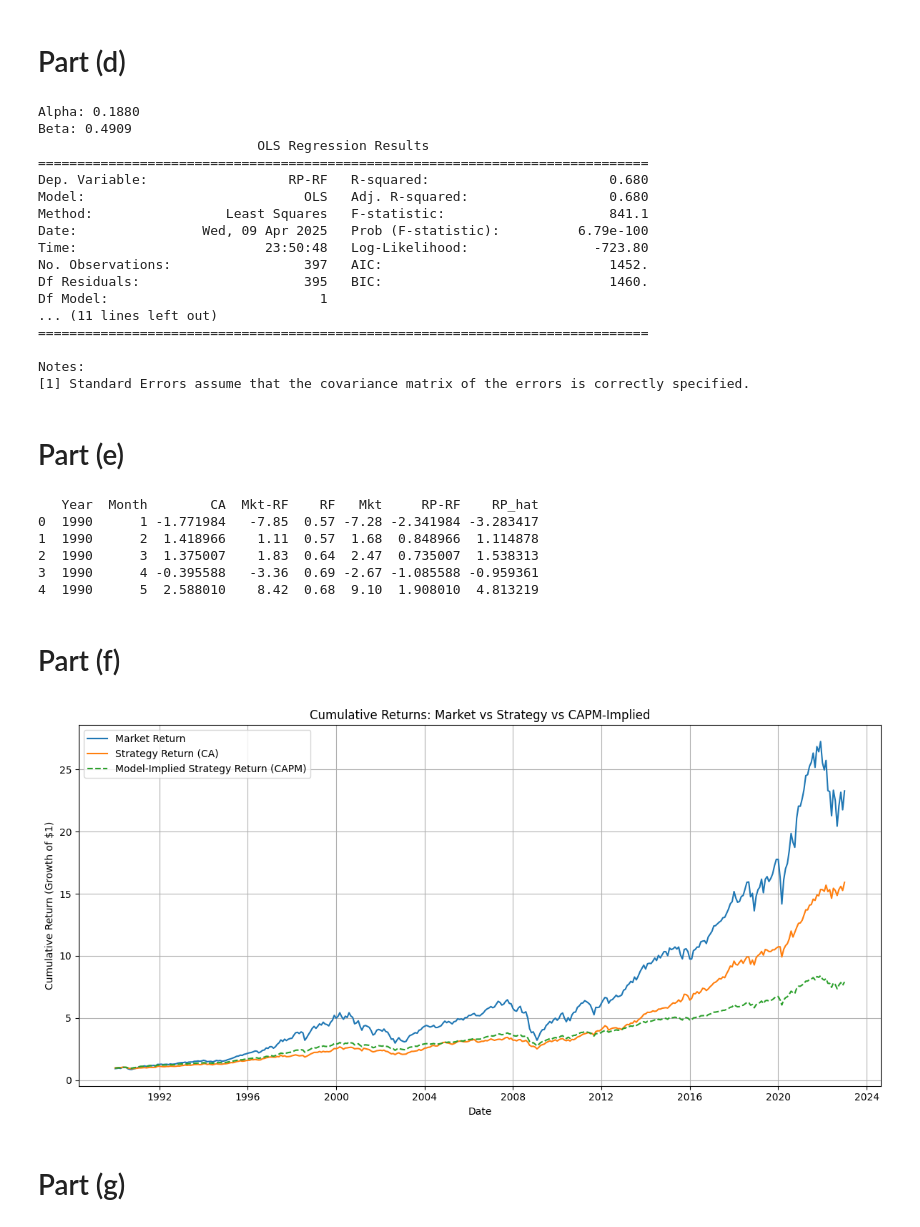
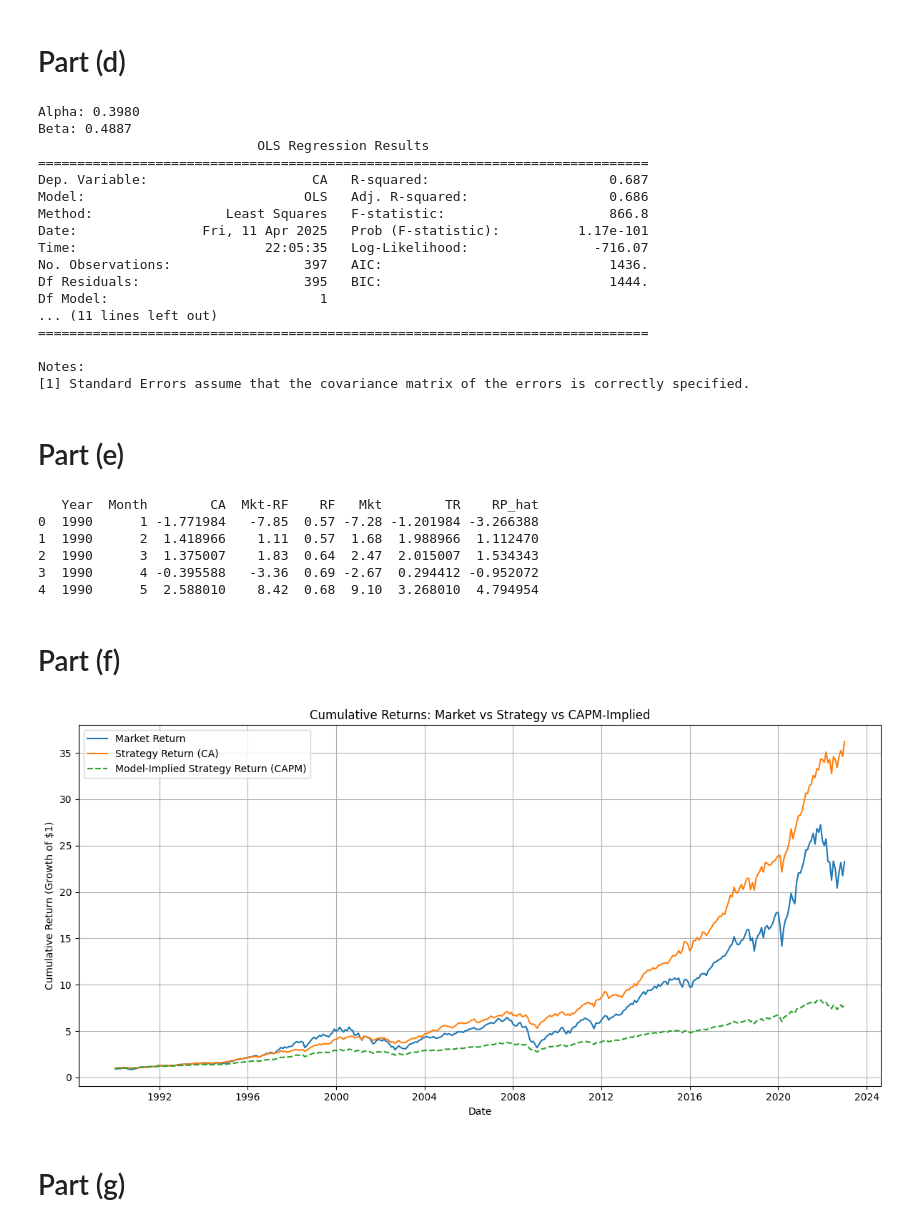
Before and after one commit to tiaeabraham/pbj-bem114, a Jupyter notebook: problem1.ipynb, the cells around one changed output. Drawn from its saved outputs; the diff is of its cells as text; code cells hidden in the pictures.

```diff
--- a/problem1.ipynb
+++ b/problem1.ipynb
@@ -93,30 +120,19 @@ CA Sharpe Ratio: 0.2791
 # %% [markdown]
 # Part (c)
 # %%
-def estimate_capm(portfolio_df, factor_df, portfolio_col):
+def estimate_capm(y):
     """
     Estimates CAPM alpha and beta for a given portfolio.
 
     Parameters:
-        portfolio_df (DataFrame): DataFrame with 'Year', 'Month', and portfolio
-                                  return columns.
-        factor_df (DataFrame): DataFrame with 'Year', 'Month', 'Mkt-RF', and
-                               'RF'.
-        portfolio_col (str): Column name for the portfolio return.
+        y : [pd.Series] The excess returns of the asset or strategy (i.e.,
+                        asset return minus risk-free rate).
 
     Returns:
-        dict: Contains alpha, beta, regression summary, and final capm df.
+        dict: Contains alpha, beta, and regression summary.
     """
-    # Merge portfolio returns with factor data on Year and Month
-    capm_df = pd.merge(portfolio_df, factor_df, on=['Year', 'Month'],
-                      how='inner')
-
-    # Compute excess return of portfolio
-    capm_df['RP-RF'] = capm_df[portfolio_col] - capm_df['RF']
-
     # Set up regression: Excess_Portfolio ~ Market Excess Return (Mkt-RF)
-    X = capm_df['Mkt-RF']
-    y = capm_df['RP-RF']
+    X = merged['Mkt-RF']
 
     X = sm.add_constant(X)  # Add intercept for alpha
     model = sm.OLS(y, X).fit()
@@ -128,27 +144,26 @@ def estimate_capm(portfolio_df, factor_df, portfolio_col):
         'alpha': alpha,
         'beta': beta,
         'summary': model.summary(),
-        'capm_df': capm_df
     }
 # %% [markdown]
 # Part (d)
 # %%
-results = estimate_capm(ss, ff, 'CA')
+results = estimate_capm(merged['CA'])
 print(f"Alpha: {results['alpha']:.4f}")
 print(f"Beta: {results['beta']:.4f}")
 print(results['summary'])
 # %% [output]
-Alpha: 0.1880
-Beta: 0.4909
+Alpha: 0.3980
+Beta: 0.4887
                             OLS Regression Results
 ==============================================================================
-Dep. Variable:                  RP-RF   R-squared:                       0.680
-Model:                            OLS   Adj. R-squared:                  0.680
-Method:                 Least Squares   F-statistic:                     841.1
-Date:                Wed, 09 Apr 2025   Prob (F-statistic):          6.79e-100
-Time:                        23:50:48   Log-Likelihood:                -723.80
-No. Observations:                 397   AIC:                             1452.
-Df Residuals:                     395   BIC:                             1460.
+Dep. Variable:                     CA   R-squared:                       0.687
+Model:                            OLS   Adj. R-squared:                  0.686
+Method:                 Least Squares   F-statistic:                     866.8
+Date:                Fri, 11 Apr 2025   Prob (F-statistic):          1.17e-101
+Time:                        22:05:35   Log-Likelihood:                -716.07
+No. Observations:                 397   AIC:                             1436.
+Df Residuals:                     395   BIC:                             1444.
 Df Model:                           1
 ... (11 lines left out)
 ==============================================================================
@@ -159,48 +174,47 @@ Notes:
 # Part (e)
 # %%
 # Calculate CAPM-implied return for each time period
-capm_df = results['capm_df']
-capm_df['RP_hat'] = capm_df['RF'] + results['beta'] * capm_df['Mkt-RF']
-print(capm_df.head())
+merged['RP_hat'] = merged['RF'] + results['beta'] * merged['Mkt-RF']
+print(merged.head())
 # %% [output]
-   Year  Month        CA  Mkt-RF    RF   Mkt     RP-RF    RP_hat
-0  1990      1 -1.771984   -7.85  0.57 -7.28 -2.341984 -3.283417
-1  1990      2  1.418966    1.11  0.57  1.68  0.848966  1.114878
-2  1990      3  1.375007    1.83  0.64  2.47  0.735007  1.538313
-3  1990      4 -0.395588   -3.36  0.69 -2.67 -1.085588 -0.959361
-4  1990      5  2.588010    8.42  0.68  9.10  1.908010  4.813219
+   Year  Month        CA  Mkt-RF    RF   Mkt        TR    RP_hat
+0  1990      1 -1.771984   -7.85  0.57 -7.28 -1.201984 -3.266388
+1  1990      2  1.418966    1.11  0.57  1.68  1.988966  1.112470
+2  1990      3  1.375007    1.83  0.64  2.47  2.015007  1.534343
+3  1990      4 -0.395588   -3.36  0.69 -2.67  0.294412 -0.952072
+4  1990      5  2.588010    8.42  0.68  9.10  3.268010  4.794954
 # %% [markdown]
 # Part (f)
 # %%
 # Compute cumulative returns
 # "If I invested $1 at the start and reinvested returns each month, how much
 # money would I have at each time point?"
 # Convert from percentage returns to decimal returns
-capm_df['Mkt_cum'] = (1 + capm_df['Mkt'] / 100).cumprod()
-capm_df['CA_cum'] = (1 + capm_df['CA'] / 100).cumprod()
-capm_df['RP_hat_cum'] = (1 + capm_df['RP_hat'] / 100).cumprod()
+merged['Mkt_cum'] = (1 + merged['Mkt'] / 100).cumprod()
+merged['TR_cum'] = (1 + merged['TR'] / 100).cumprod()
+merged['RP_hat_cum'] = (1 + merged['RP_hat'] / 100).cumprod()
 
 # Create time axis from Year and Month
-capm_df['Date'] = pd.to_datetime(capm_df['Year'].astype(str) +
-                                 capm_df['Month'].astype(str).str.zfill(2),
+merged['Date'] = pd.to_datetime(merged['Year'].astype(str) +
+                                 merged['Month'].astype(str).str.zfill(2),
                                  format='%Y%m')
 
 # Plotting
 plt.figure(figsize=(12, 6))
-plt.plot(capm_df['Date'], capm_df['Mkt_cum'], label='Market Return')
-plt.plot(capm_df['Date'], capm_df['CA_cum'], label='Strategy Return (CA)')
-plt.plot(capm_df['Date'], capm_df['RP_hat_cum'],
+plt.plot(merged['Date'], merged['Mkt_cum'], label='Market Return')
+plt.plot(merged['Date'], merged['TR_cum'], label='Strategy Return (CA)')
+plt.plot(merged['Date'], merged['RP_hat_cum'],
          label='Model-Implied Strategy Return (CAPM)', linestyle='--')
 
 plt.title('Cumulative Returns: Market vs Strategy vs CAPM-Implied')
 plt.xlabel('Date')
 plt.ylabel('Cumulative Return (Growth of $1)')
 plt.legend()
 plt.grid(True)
 plt.tight_layout()
 plt.show()
 # %% [output]
-[figure, old version]
+[figure, new version]
 # %% [markdown]
 # Part (g)
 # %% [markdown]
```
Also changed, not shown: parts of 6 cells of this notebook.
